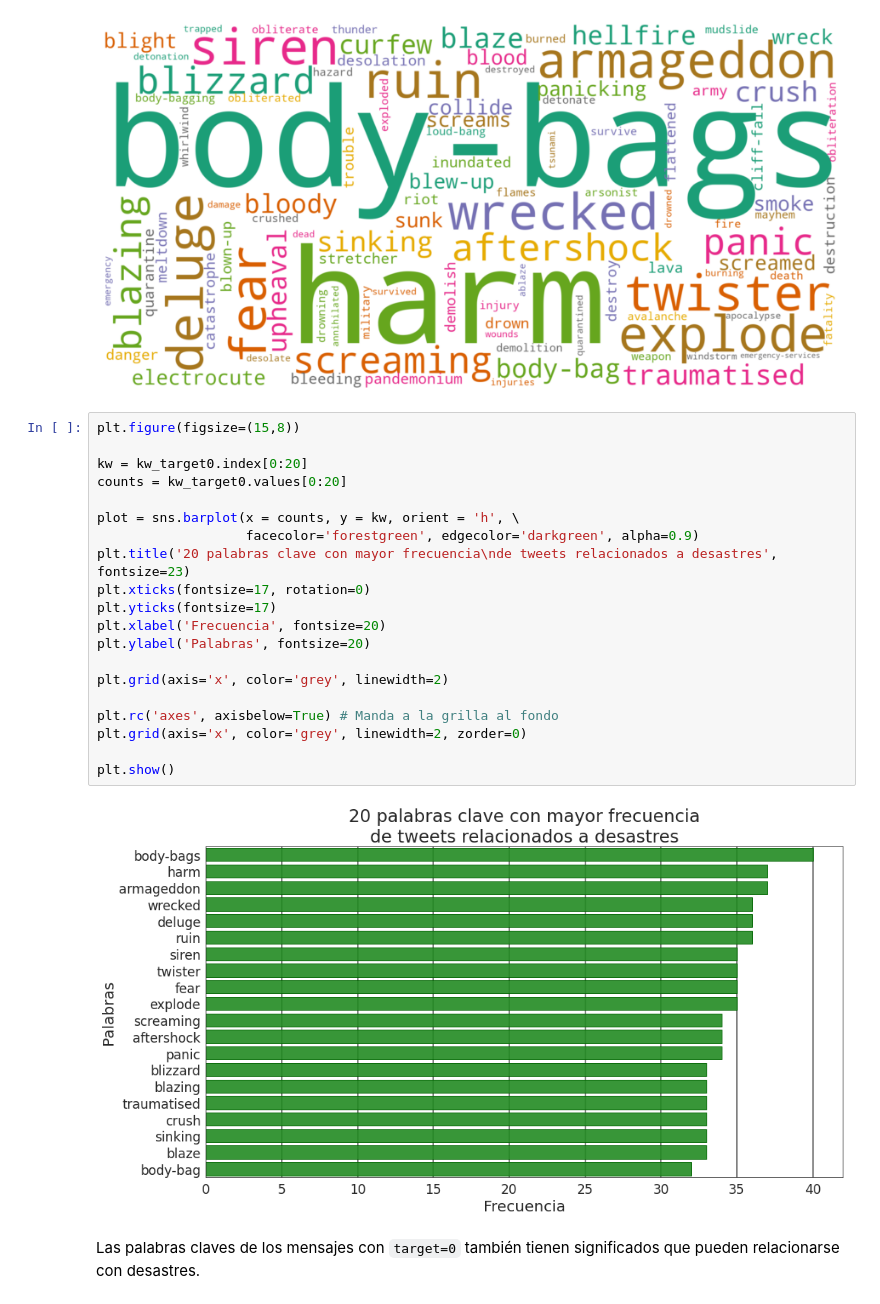
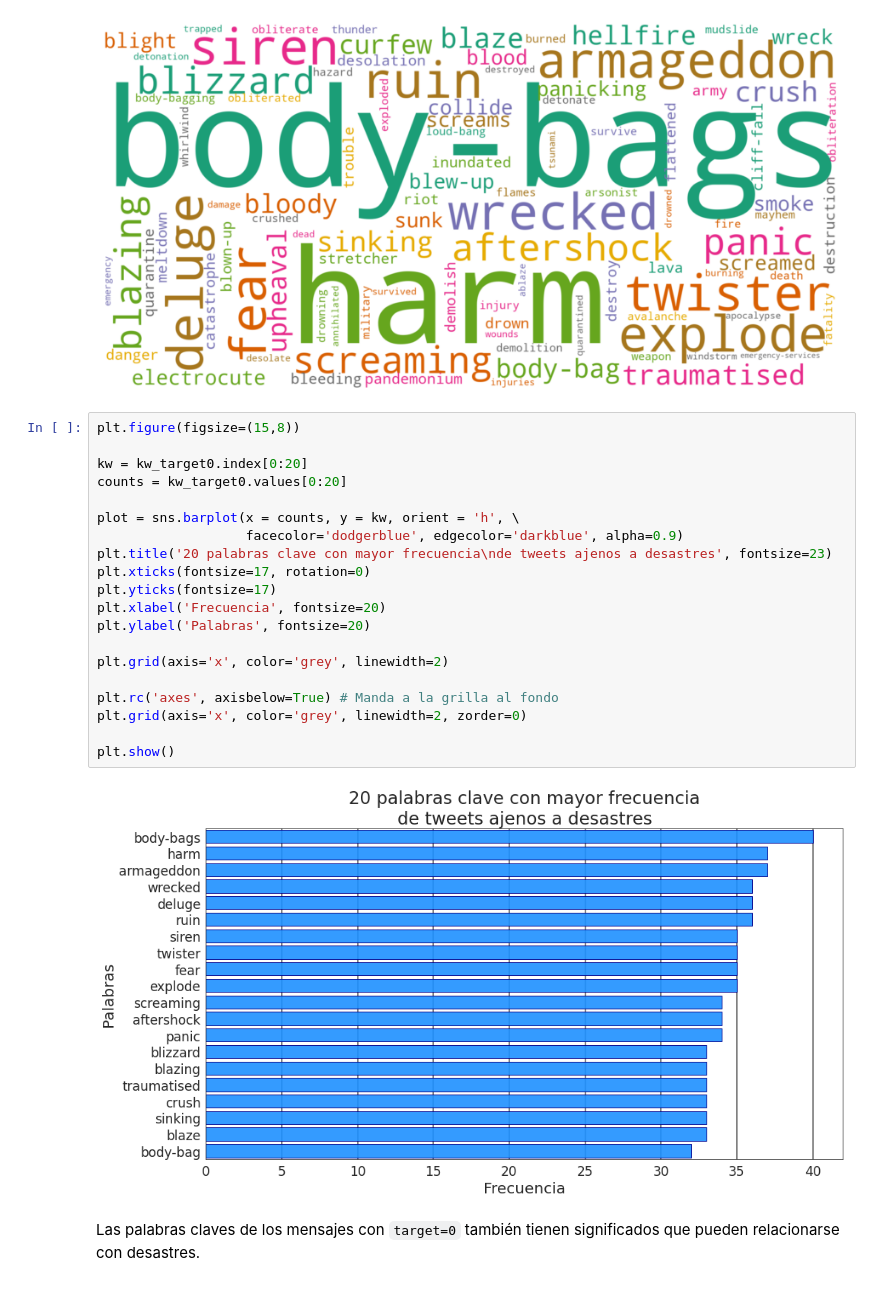
Before and after one commit to ffelfis/Orga_Datos_TPs, a Jupyter notebook: TP1/nb_Facundo.ipynb, the cells around one changed output. Saved outputs shown, nothing was run; the diff lists cells and outputs as text.

```diff
--- a/TP1/nb_Facundo.ipynb
+++ b/TP1/nb_Facundo.ipynb
@@ -874,25 +874,25 @@ plt.show()
 # %%
 plt.figure(figsize=(15,8))
 
 kw = kw_target0.index[0:20]
 counts = kw_target0.values[0:20]
 
 plot = sns.barplot(x = counts, y = kw, orient = 'h', \
-                   facecolor='forestgreen', edgecolor='darkgreen', alpha=0.9)
-plt.title('20 palabras clave con mayor frecuencia\nde tweets relacionados a desastres', fontsize=23)
+                   facecolor='dodgerblue', edgecolor='darkblue', alpha=0.9)
+plt.title('20 palabras clave con mayor frecuencia\nde tweets ajenos a desastres', fontsize=23)
 plt.xticks(fontsize=17, rotation=0)
 plt.yticks(fontsize=17)
 plt.xlabel('Frecuencia', fontsize=20)
 plt.ylabel('Palabras', fontsize=20)
 
 plt.grid(axis='x', color='grey', linewidth=2)
 
 plt.rc('axes', axisbelow=True) # Manda a la grilla al fondo
 plt.grid(axis='x', color='grey', linewidth=2, zorder=0)
 
 plt.show()
 # %% [output]
-[figure, old version]
+[figure, new version]
 # %% [markdown]
 Las palabras claves de los mensajes con `target=0` también tienen significados que pueden relacionarse con desastres.
 # %% [markdown]
```
Also changed, not shown: parts of 6 cells of this notebook.
